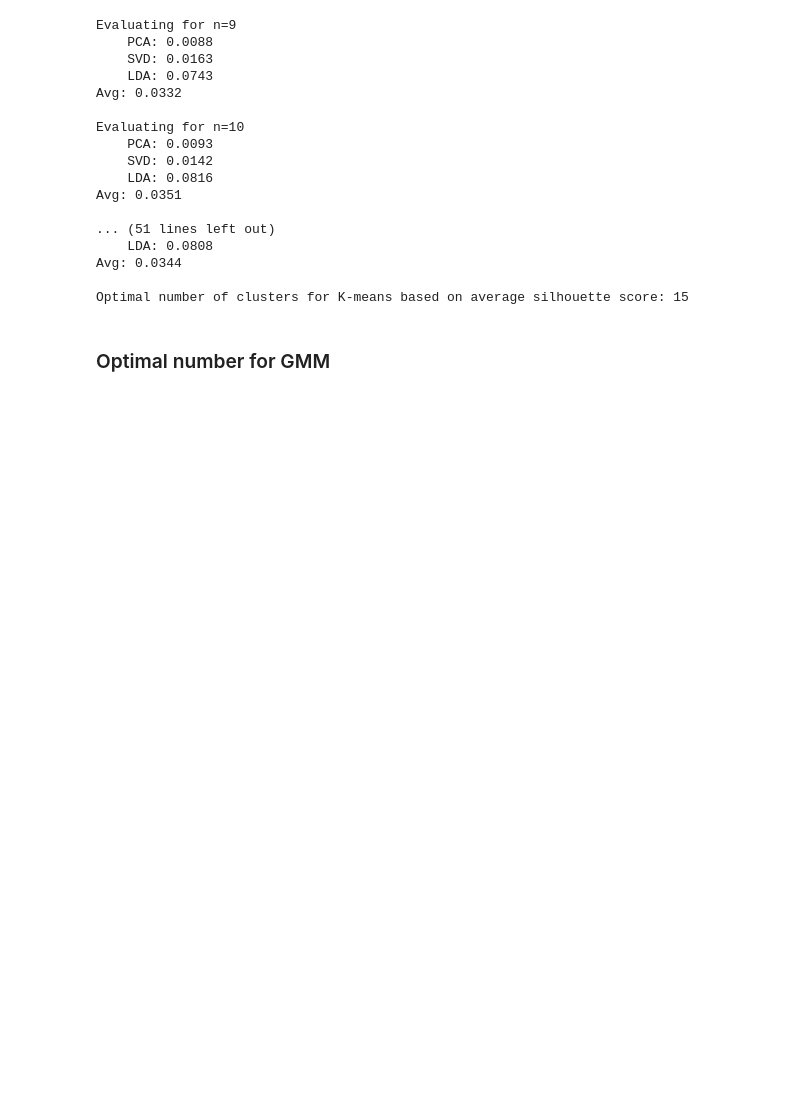
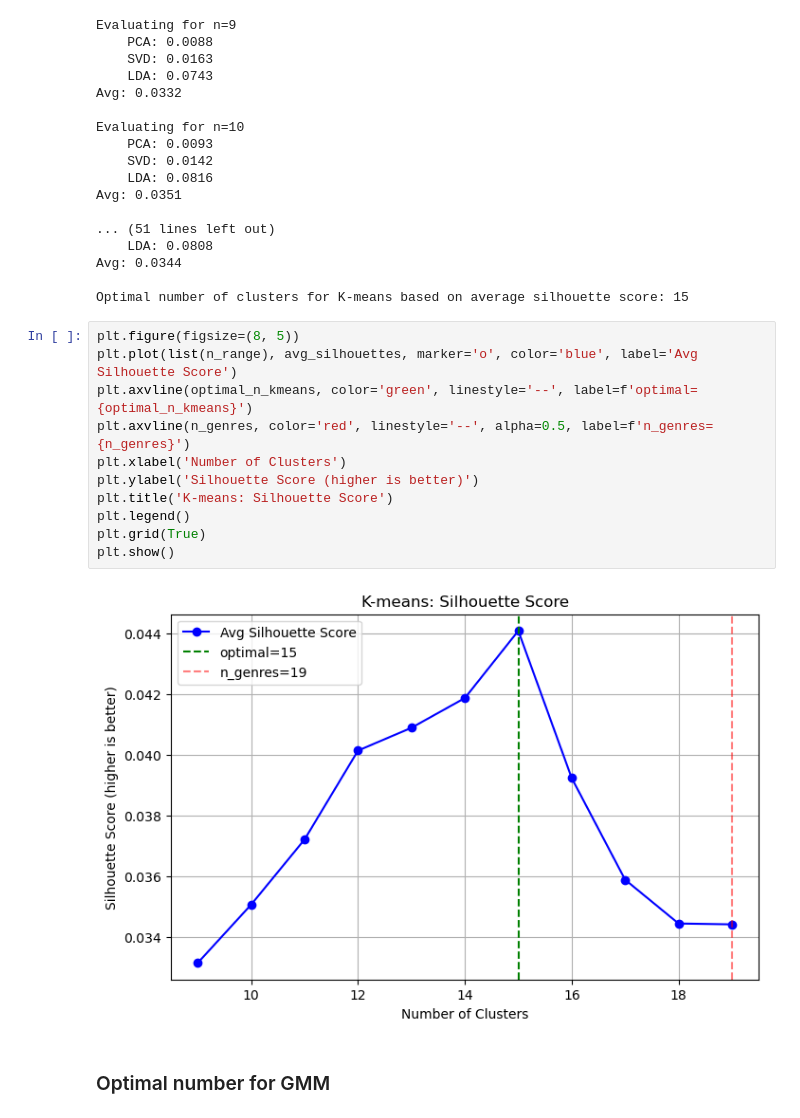
Before and after one commit to Jvnc0503/ML-Project2, a Jupyter notebook: clustering.ipynb, the cells around one changed output. Saved outputs shown, nothing was run; the diff lists cells and outputs as text; blank space fills up the shorter version.

```diff
--- a/clustering.ipynb
+++ b/clustering.ipynb
@@ -264,6 +265,19 @@ Avg: 0.0351
 Avg: 0.0344
 
 Optimal number of clusters for K-means based on average silhouette score: 15
+# %%
+plt.figure(figsize=(8, 5))
+plt.plot(list(n_range), avg_silhouettes, marker='o', color='blue', label='Avg Silhouette Score')
+plt.axvline(optimal_n_kmeans, color='green', linestyle='--', label=f'optimal={optimal_n_kmeans}')
+plt.axvline(n_genres, color='red', linestyle='--', alpha=0.5, label=f'n_genres={n_genres}')
+plt.xlabel('Number of Clusters')
+plt.ylabel('Silhouette Score (higher is better)')
+plt.title('K-means: Silhouette Score')
+plt.legend()
+plt.grid(True)
+plt.show()
+# %% [output]
+[figure, added]
 # %% [markdown]
 ### Optimal number for GMM
 # %%
```
Also changed, not shown: parts of 3 cells of this notebook.
